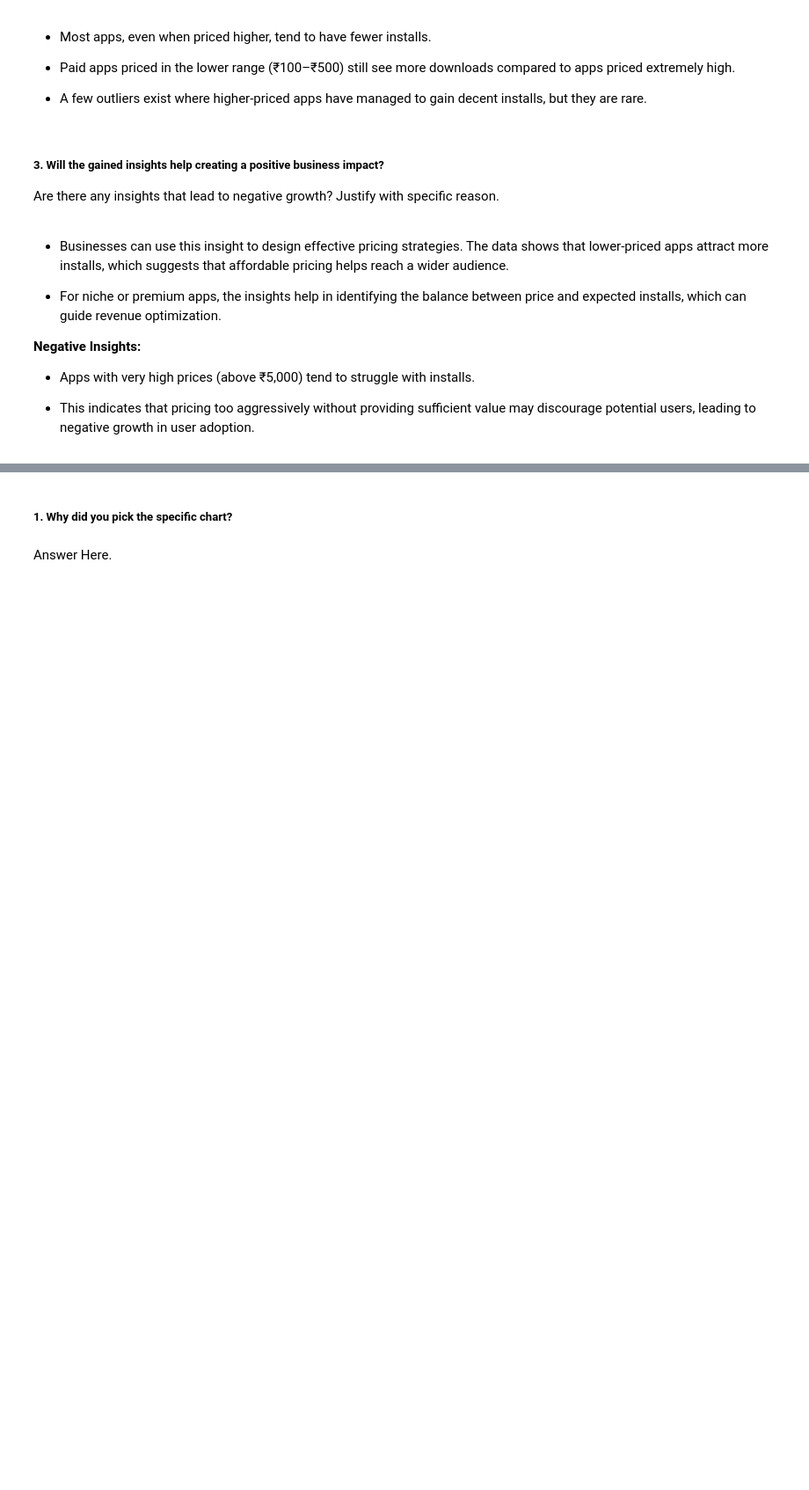
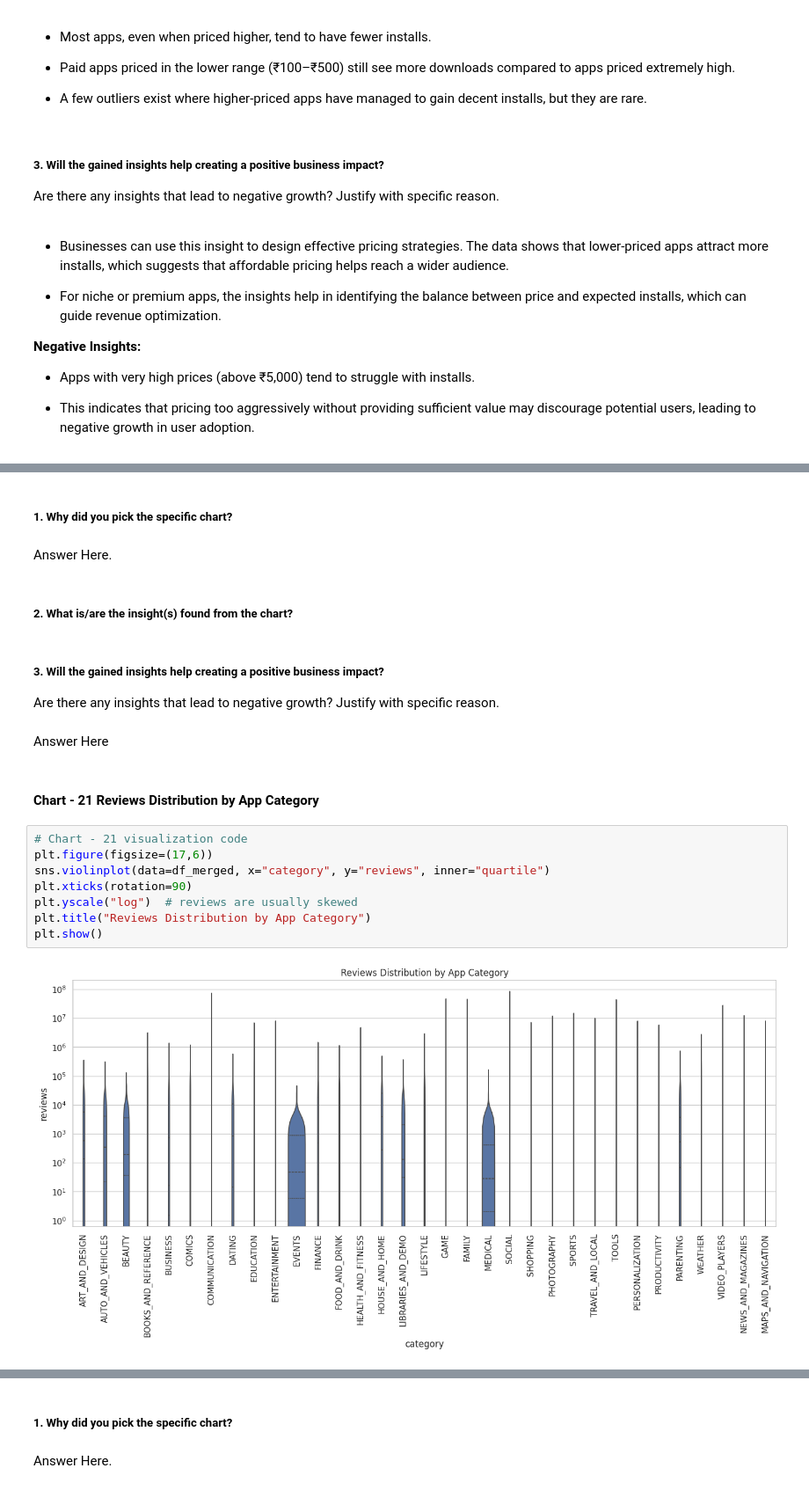
Before and after one commit to Sagarjain93/Google-Playstore-Reviews, a Jupyter notebook: Google_Playstore_App_Review_.ipynb, the cells around one changed output, grey strips where cells are left out. Shown at 88% size. Drawn from its saved outputs; the diff is of its cells as text; blank space fills up the shorter version.

```diff
--- a/Google_Playstore_App_Review_.ipynb
+++ b/Google_Playstore_App_Review_.ipynb
@@ -1542,0 +1638,23 @@ plt.show()
+# %% [markdown]
+##### 1. Why did you pick the specific chart?
+# %% [markdown]
+Answer Here.
+# %% [markdown]
+##### 2. What is/are the insight(s) found from the chart?
+# %% [markdown]
+##### 3. Will the gained insights help creating a positive business impact?
+Are there any insights that lead to negative growth? Justify with specific reason.
+# %% [markdown]
+Answer Here
+# %% [markdown]
+#### Chart - 21 Reviews Distribution by App Category
+# %%
+# Chart - 21 visualization code
+plt.figure(figsize=(17,6))
+sns.violinplot(data=df_merged, x="category", y="reviews", inner="quartile")
+plt.xticks(rotation=90)
+plt.yscale("log")  # reviews are usually skewed
+plt.title("Reviews Distribution by App Category")
+plt.show()
+# %% [output]
+[figure, added]
```
Also changed, not shown: parts of 69 cells of this notebook.
